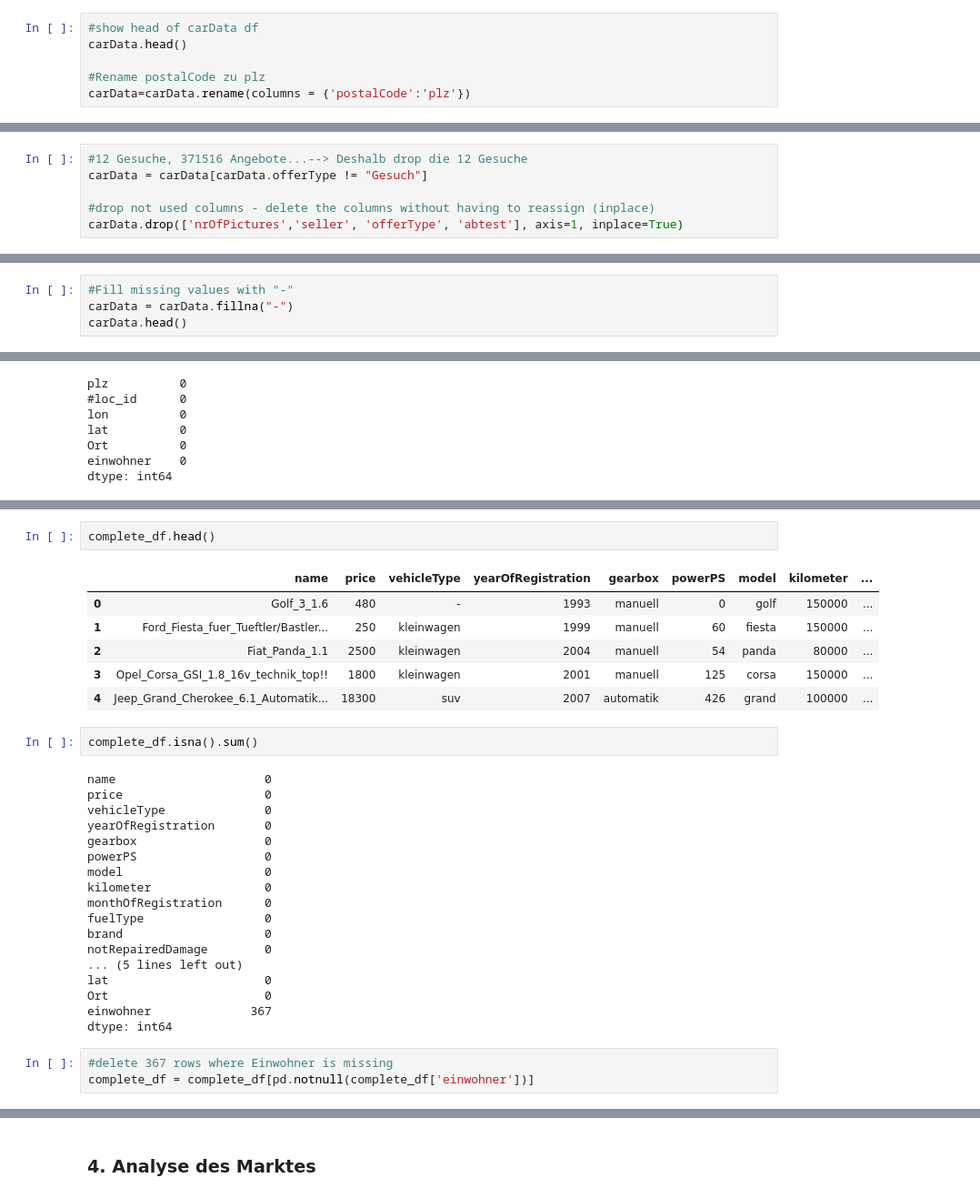
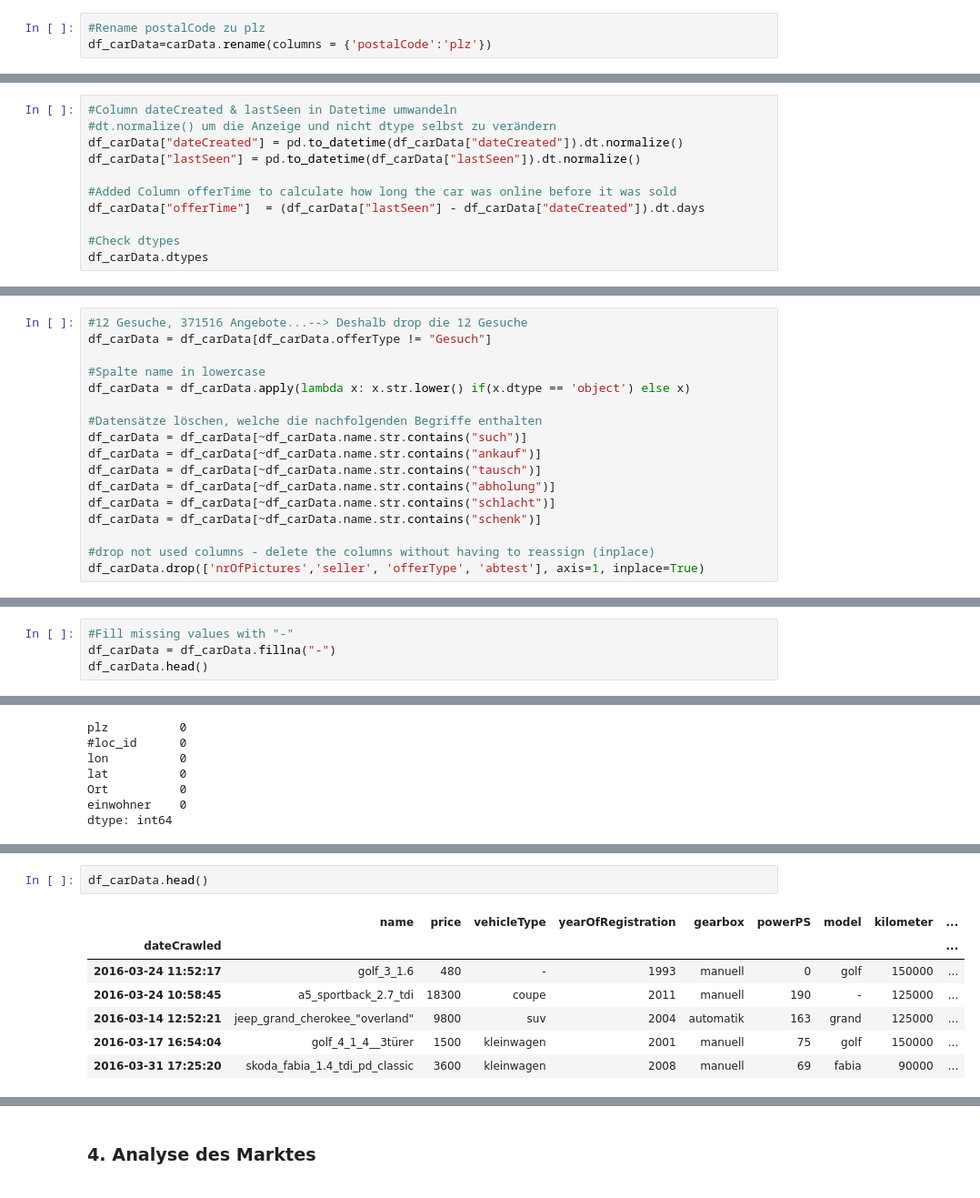
Before and after one commit to ChristianUlrichRoth/ds-assignment, a Jupyter notebook: MajorAssignment/Hauptaufgabe3.ipynb, the cells around one changed output, grey strips where cells are left out. Shown: that part at 91% size. Drawn from its saved outputs; the diff is of its cells as text.

```diff
--- a/MajorAssignment/Hauptaufgabe3.ipynb
+++ b/MajorAssignment/Hauptaufgabe3.ipynb
@@ -150,8 +147,5 @@ In diesem Abschnitt werden die Daten aufbereitet und bereinigt, so dass sie im A
 
 #### Übersicht und Einfinden in die Datensätze
 # %%
-#show head of carData df
-carData.head()
-
 #Rename postalCode zu plz
-carData=carData.rename(columns = {'postalCode':'plz'})
+df_carData=carData.rename(columns = {'postalCode':'plz'})
@@ -157,0 +155,11 @@ carData=carData.rename(columns = {'postalCode':'plz'})
+# %%
+#Column dateCreated & lastSeen in Datetime umwandeln
+#dt.normalize() um die Anzeige und nicht dtype selbst zu verändern
+df_carData["dateCreated"] = pd.to_datetime(df_carData["dateCreated"]).dt.normalize()
+df_carData["lastSeen"] = pd.to_datetime(df_carData["lastSeen"]).dt.normalize()
+
+#Added Column offerTime to calculate how long the car was online before it was sold
+df_carData["offerTime"]  = (df_carData["lastSeen"] - df_carData["dateCreated"]).dt.days
+
+#Check dtypes
+df_carData.dtypes
@@ -211,7 +260,18 @@ Für die hier durchgeführte deskriptive Analyse reicht es zunächst aus, die Na
 Im ersten Schritt wird der Datensatz um Gesuche bereinigt, sodass nur Angebote im Datensatz vorhanden sind. Gleichzeitig werden die Spalten "nrOfPictures", "offerType", "abtest" und "seller" gelöscht, da diese Spalten keinen Mehrwert für die nachfolgenden Analysen generieren und somit nicht benötigt werden.
 # %%
 #12 Gesuche, 371516 Angebote...--> Deshalb drop die 12 Gesuche
-carData = carData[carData.offerType != "Gesuch"]
+df_carData = df_carData[df_carData.offerType != "Gesuch"]
+
+#Spalte name in lowercase
+df_carData = df_carData.apply(lambda x: x.str.lower() if(x.dtype == 'object') else x)
+
+#Datensätze löschen, welche die nachfolgenden Begriffe enthalten
+df_carData = df_carData[~df_carData.name.str.contains("such")]
+df_carData = df_carData[~df_carData.name.str.contains("ankauf")]
+df_carData = df_carData[~df_carData.name.str.contains("tausch")]
+df_carData = df_carData[~df_carData.name.str.contains("abholung")]
+df_carData = df_carData[~df_carData.name.str.contains("schlacht")]
+df_carData = df_carData[~df_carData.name.str.contains("schenk")]
 
 #drop not used columns - delete the columns without having to reassign (inplace)
-carData.drop(['nrOfPictures','seller', 'offerType', 'abtest'], axis=1, inplace=True)
+df_carData.drop(['nrOfPictures','seller', 'offerType', 'abtest'], axis=1, inplace=True)
@@ -240,7 +305,7 @@ NaN-Werte werden mit "-" ersetzt.
 # %%
 #Fill missing values with "-"
-carData = carData.fillna("-")
-carData.head()
+df_carData = df_carData.fillna("-")
+df_carData.head()
 # %% [output]
 |  | name | price | vehicleType | yearOfRegistration | gearbox | powerPS | model | kilometer | ... |
 | dateCrawled |  |  |  |  |  |  |  |  | ... |
@@ -355,32 +452,10 @@ complete_df = carData.merge(df_postalCodeInfo, on='plz' )
 # %%
-complete_df.head()
+df_carData.head()
 # %% [output]
 |  | name | price | vehicleType | yearOfRegistration | gearbox | powerPS | model | kilometer | ... |
-| 0 | Golf_3_1.6 | 480 | - | 1993 | manuell | 0 | golf | 150000 | ... |
-| 1 | Ford_Fiesta_fuer_Tueftler/Bastler... | 250 | kleinwagen | 1999 | manuell | 60 | fiesta | 150000 | ... |
-| 2 | Fiat_Panda_1.1 | 2500 | kleinwagen | 2004 | manuell | 54 | panda | 80000 | ... |
-| 3 | Opel_Corsa_GSI_1.8_16v_technik_top!! | 1800 | kleinwagen | 2001 | manuell | 125 | corsa | 150000 | ... |
-| 4 | Jeep_Grand_Cherokee_6.1_Automatik... | 18300 | suv | 2007 | automatik | 426 | grand | 100000 | ... |
+| dateCrawled |  |  |  |  |  |  |  |  | ... |
+| 2016-03-24 11:52:17 | golf_3_1.6 | 480 | - | 1993 | manuell | 0 | golf | 150000 | ... |
+| 2016-03-24 10:58:45 | a5_sportback_2.7_tdi | 18300 | coupe | 2011 | manuell | 190 | - | 125000 | ... |
+| 2016-03-14 12:52:21 | jeep_grand_cherokee_"overland" | 9800 | suv | 2004 | automatik | 163 | grand | 125000 | ... |
+| 2016-03-17 16:54:04 | golf_4_1_4__3türer | 1500 | kleinwagen | 2001 | manuell | 75 | golf | 150000 | ... |
+| 2016-03-31 17:25:20 | skoda_fabia_1.4_tdi_pd_classic | 3600 | kleinwagen | 2008 | manuell | 69 | fabia | 90000 | ... |
-# %%
-complete_df.isna().sum()
-# %% [output]
-name                     0
-price                    0
-vehicleType              0
-yearOfRegistration       0
-gearbox                  0
-powerPS                  0
-model                    0
-kilometer                0
-monthOfRegistration      0
-fuelType                 0
-brand                    0
-notRepairedDamage        0
-... (5 lines left out)
-lat                      0
-Ort                      0
-einwohner              367
-dtype: int64
-# %%
-#delete 367 rows where Einwohner is missing
-complete_df = complete_df[pd.notnull(complete_df['einwohner'])]
```
Also changed, not shown: parts of 31 cells of this notebook, 2 other files.
